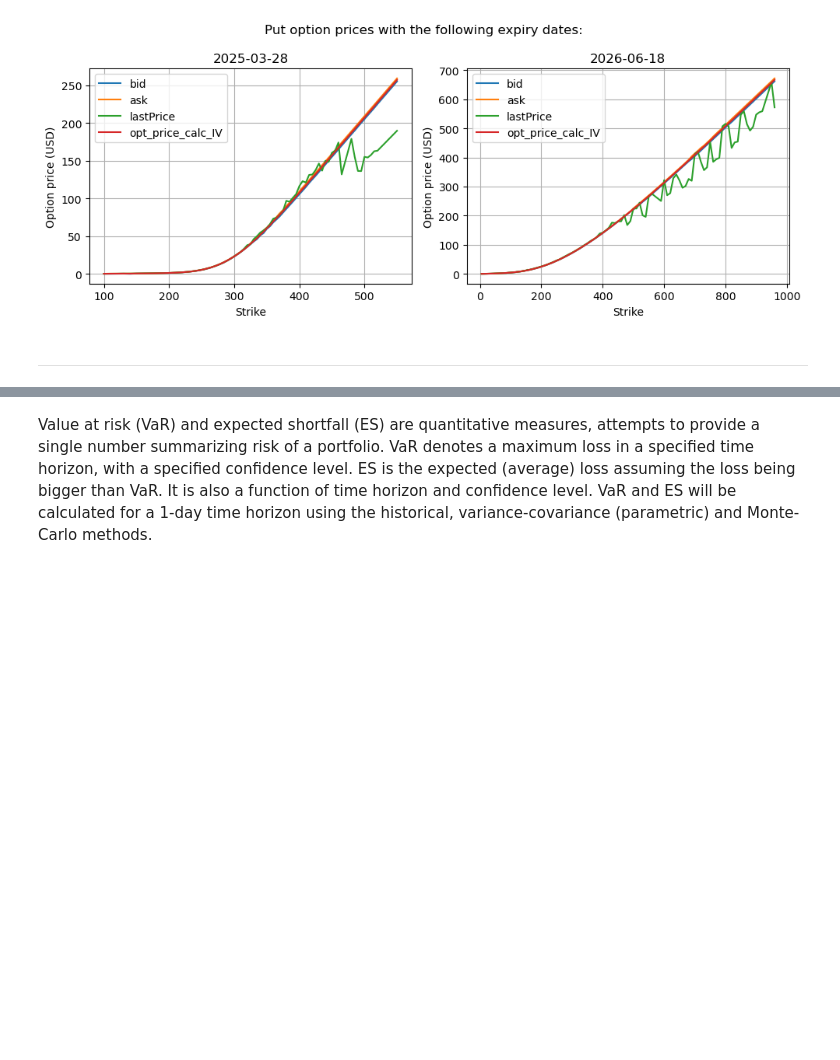
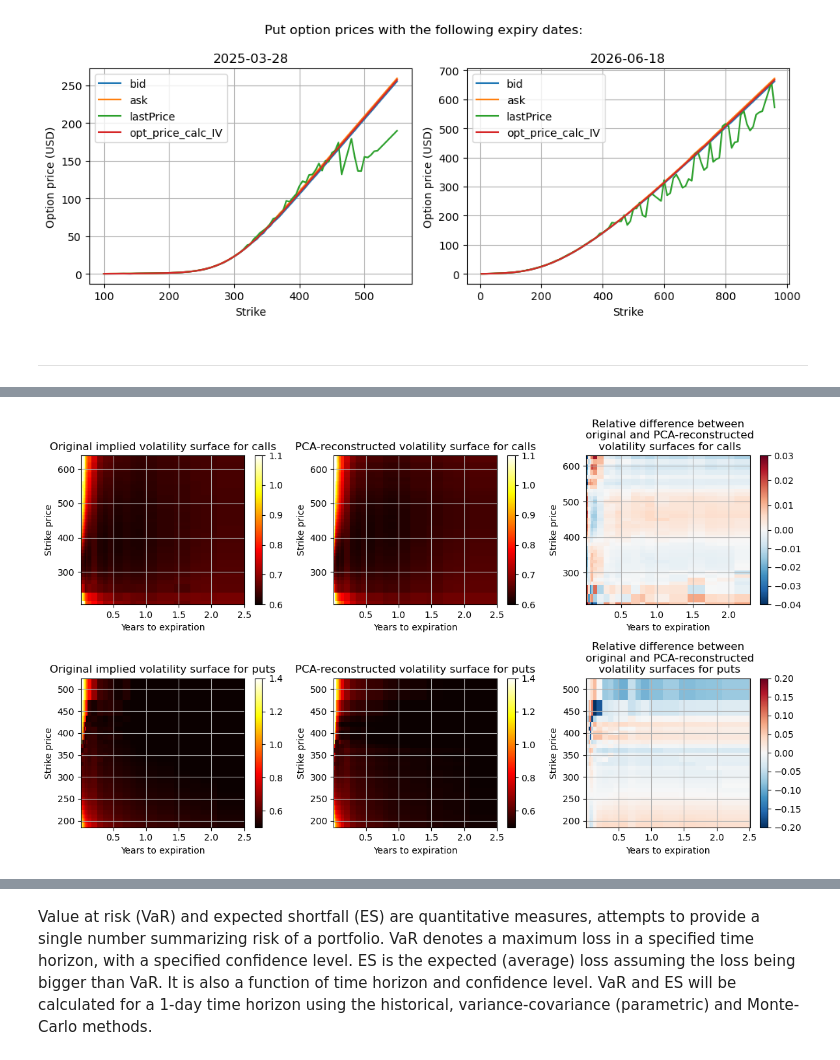
Before and after one commit to ANakonieczna/Computational-Finance, a Jupyter notebook: 02_PRACTICE_OptionPricing_Vol_VaR_ES_ModelValid.ipynb, the cells around one changed output, grey strips where cells are left out. Drawn from its saved outputs; the diff is of its cells as text; code cells hidden in the pictures; blank space fills up the shorter version.

```diff
--- a/02_PRACTICE_OptionPricing_Vol_VaR_ES_ModelValid.ipynb
+++ b/02_PRACTICE_OptionPricing_Vol_VaR_ES_ModelValid.ipynb
@@ -734,0 +756,79 @@ fig.tight_layout()
+# %%
+# converting the IV surfaces to numpy arrays
+iv_surface_calls_arr = iv_surface_calls.values
+iv_surface_puts_arr = iv_surface_puts.values
+
+# performing PCA on the volatility surfaces
+pca_calls = PCA(n_components = 3)   # keeping top 3 principal components
+pca_calls.fit(iv_surface_calls_arr)
+#
+pca_puts = PCA(n_components = 3)
+pca_puts.fit(iv_surface_puts_arr)
+
+# reconstructing the volatility surface using PCA
+approx_iv_surface_calls = pca_calls.inverse_transform(pca_calls.transform(iv_surface_calls_arr))
+approx_iv_surface_puts = pca_puts.inverse_transform(pca_puts.transform(iv_surface_puts_arr))
+# %%
+# plotting original vs. PCA-reconstructed volatility surfaces with relative differences
+calls_strikes = iv_surface_calls.index.values
+calls_maturities = iv_surface_calls.columns.values
+#
+puts_strikes = iv_surface_puts.index.values
+puts_maturities = iv_surface_puts.columns.values
+
+calls_diff = (iv_surface_calls_arr - approx_iv_surface_calls) / iv_surface_calls_arr
+puts_diff = (iv_surface_puts_arr - approx_iv_surface_puts) / iv_surface_puts_arr
+
+fig, ax = plt.subplots(2, 3, figsize = (12,7))
+
+xc, yc = np.meshgrid(calls_maturities, calls_strikes)
+xp, yp = np.meshgrid(puts_maturities, puts_strikes)
+
+ax[0,0].set_title("Original implied volatility surface for calls")
+ax[0,0].set_xlabel("Years to expiration")
+ax[0,0].set_ylabel("Strike price")
+#c = ax[0,0].pcolormesh(xc, yc, iv_surface_calls_arr, cmap = 'hot', vmin = iv_surface_calls_arr.min(), vmax = iv_surface_calls_arr.max())
+c = ax[0,0].pcolormesh(xc, yc, iv_surface_calls_arr, cmap = 'hot', vmin = 0.6, vmax = 1.1)
+fig.colorbar(c, ax = ax[0,0])
+
+ax[0,1].set_title("PCA-reconstructed volatility surface for calls")
+ax[0,1].set_xlabel("Years to expiration")
+ax[0,1].set_ylabel("Strike price")
+#c = ax[0,1].pcolormesh(xc, yc, approx_iv_surface_calls, cmap = 'hot', vmin = approx_iv_surface_calls.min(), vmax = approx_iv_surface_calls.max())
+c = ax[0,1].pcolormesh(xc, yc, approx_iv_surface_calls, cmap = 'hot', vmin = 0.6, vmax = 1.1)
+fig.colorbar(c, ax = ax[0,1])
+
+ax[0,2].set_title("Relative difference between\n original and PCA-reconstructed\n volatility surfaces for calls")
+ax[0,2].set_xlabel("Years to expiration")
+ax[0,2].set_ylabel("Strike price")
+ax[0,2].axis([xc.min(), xc.max(), yc.min(), yc.max()])
+#tsn = TwoSlopeNorm(vmin = calls_diff.min(), vcenter = 0.0, vmax = calls_diff.max())
+tsn = TwoSlopeNorm(vmin = -0.04, vcenter = 0.0, vmax = 0.03001)
+c = ax[0,2].pcolormesh(xc, yc, calls_diff, norm = tsn, cmap = 'RdBu_r')
+fig.colorbar(c, ax = ax[0,2])
+
+ax[1,0].set_title("Original implied volatility surface for puts")
+ax[1,0].set_xlabel("Years to expiration")
+ax[1,0].set_ylabel("Strike price")
+#c = ax[1,0].pcolormesh(xp, yp, iv_surface_puts_arr, cmap = 'hot', vmin = iv_surface_puts_arr.min(), vmax = iv_surface_puts_arr.max())
+c = ax[1,0].pcolormesh(xp, yp, iv_surface_puts_arr, cmap = 'hot', vmin = 0.5, vmax = 1.4)
+fig.colorbar(c, ax = ax[1,0])
+
+ax[1,1].set_title("PCA-reconstructed volatility surface for puts")
+ax[1,1].set_xlabel("Years to expiration")
+ax[1,1].set_ylabel("Strike price")
+#c = ax[1,1].pcolormesh(xp, yp, approx_iv_surface_puts, cmap = 'hot', vmin = approx_iv_surface_puts.min(), vmax = approx_iv_surface_puts.max())
+c = ax[1,1].pcolormesh(xp, yp, approx_iv_surface_puts, cmap = 'hot', vmin = 0.5, vmax = 1.4)
+fig.colorbar(c, ax = ax[1,1])
+
+ax[1,2].set_title("Relative difference between\n original and PCA-reconstructed\n volatility surfaces for puts")
+ax[1,2].set_xlabel("Years to expiration")
+ax[1,2].set_ylabel("Strike price")
+#tsn = TwoSlopeNorm(vmin = puts_diff.min(), vcenter = 0.0, vmax = puts_diff.max())
+tsn = TwoSlopeNorm(vmin = -0.2, vcenter = 0.0, vmax = 0.2)
+c = ax[1,2].pcolormesh(xp, yp, puts_diff, norm = tsn, cmap = 'RdBu_r')
+fig.colorbar(c, ax = ax[1,2])
+
+fig.tight_layout()
+# %% [output]
+[figure, added]
```
Also changed, not shown: parts of 42 cells of this notebook, 1 other file.
